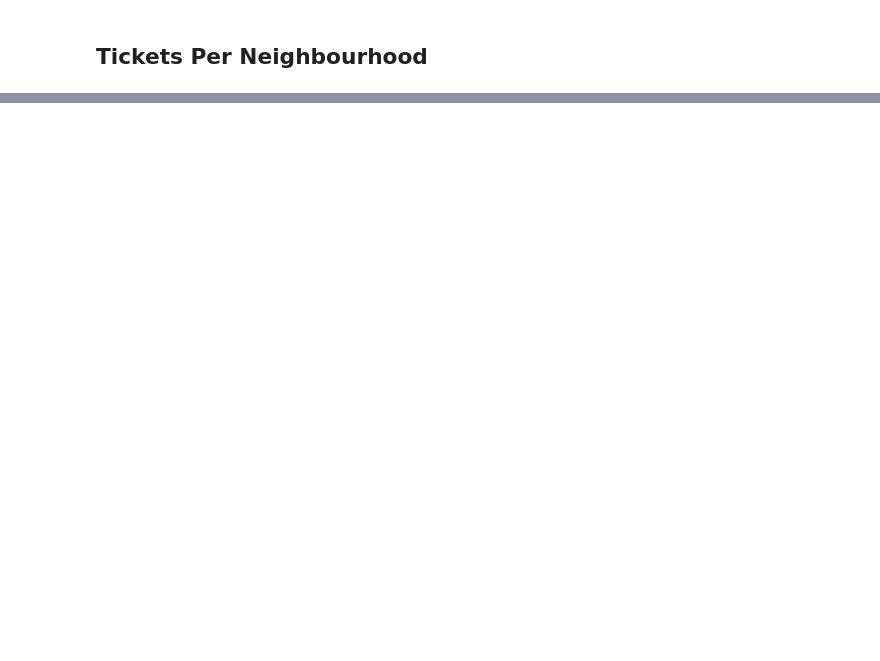
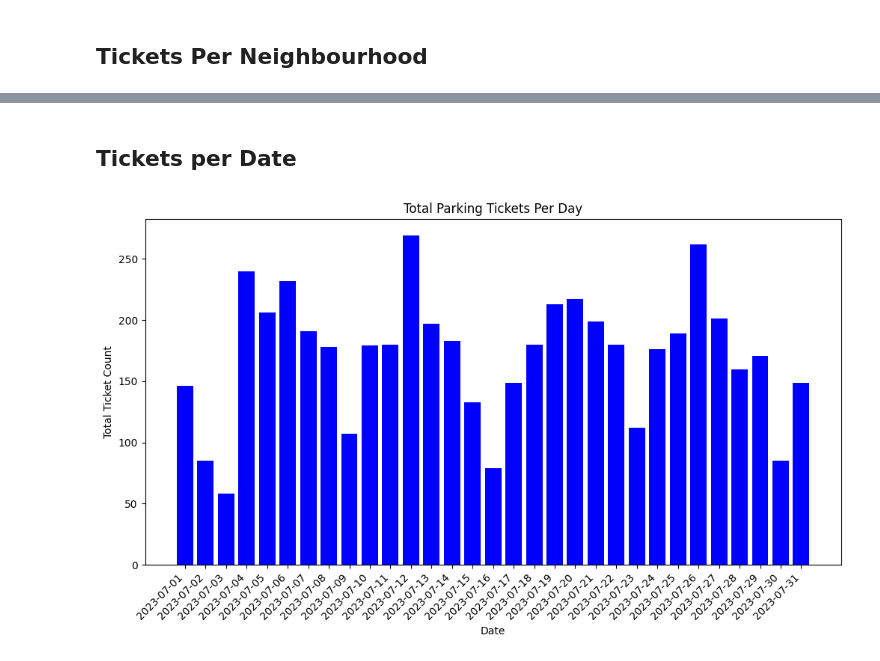
Before and after one commit to nwoods1/Cmpt353Project, a Jupyter notebook: notebooks/2_visualizations.ipynb, the cells around one changed output, grey strips where cells are left out. Cells and saved outputs as stored; diff of their text form; code cells hidden in the pictures; blank space fills up the shorter version.

```diff
--- a/notebooks/2_visualizations.ipynb
+++ b/notebooks/2_visualizations.ipynb
@@ -194,0 +224,14 @@ plt.show()
+# %% [markdown]
+## Tickets per Date
+# %%
+by_date = downtown_tickets.groupby("EntryDate").size().reset_index(name="TicketCount")
+plt.figure(figsize=(12, 6))
+plt.bar(by_date["EntryDate"], by_date["TicketCount"], color="blue")
+
+plt.xlabel("Date")
+plt.xticks(rotation=45, ha='right')
+plt.ylabel("Total Ticket Count")
+plt.title("Total Parking Tickets Per Day")
+plt.show()
+# %% [output]
+[figure, added]
```
Also changed, not shown: parts of 12 cells of this notebook, 2 other files.
